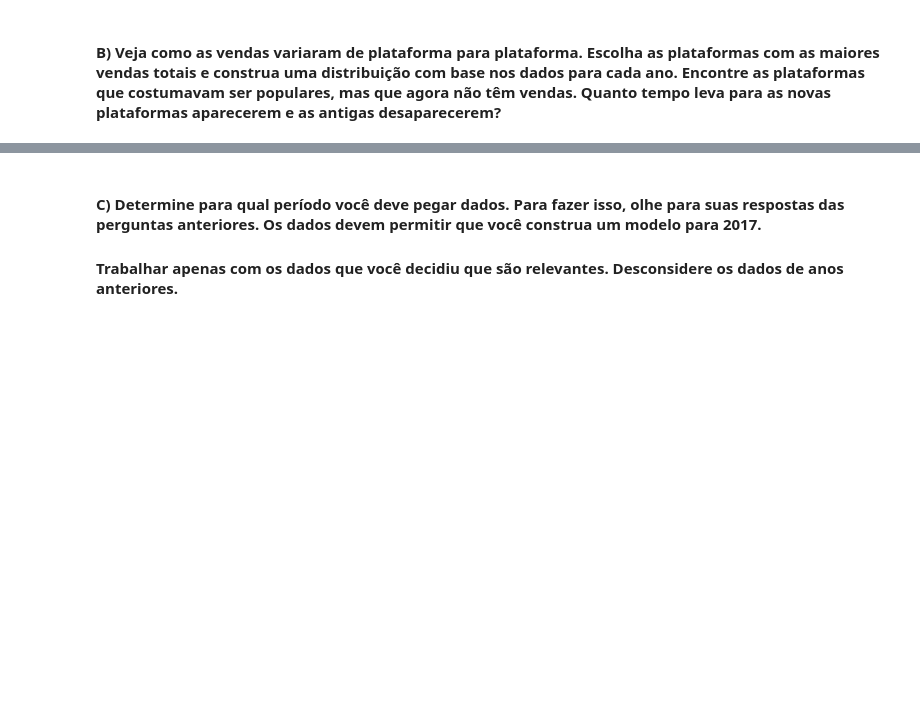
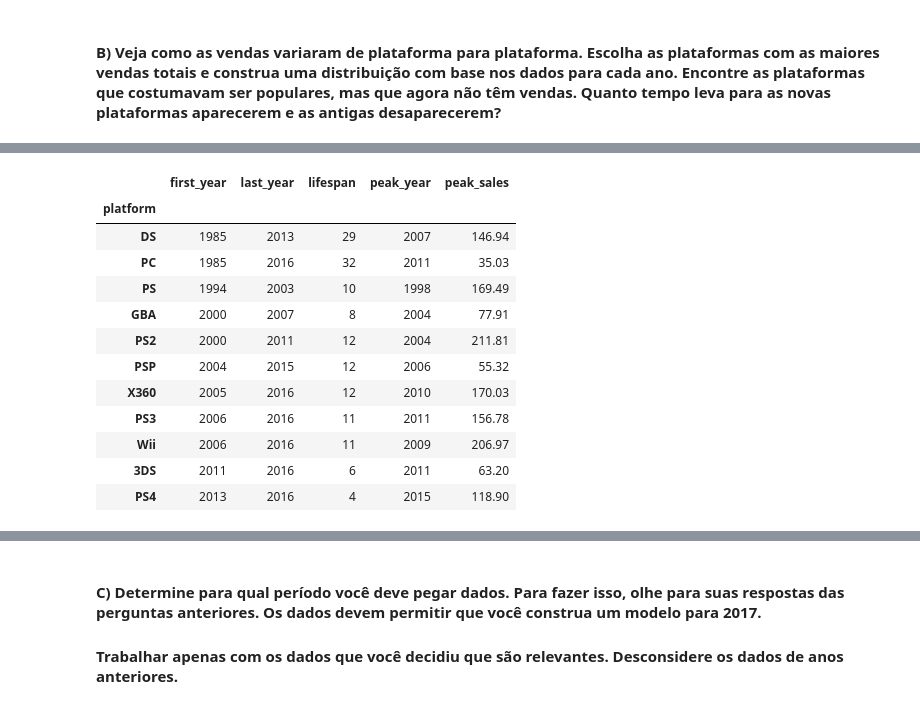
Before and after one commit to BCaravina/video-games-EDA, a Jupyter notebook: notebooks/analysis.ipynb, the cells around one changed output, grey strips where cells are left out. Saved outputs shown, nothing was run; the diff lists cells and outputs as text; code cells hidden in the pictures; blank space fills up the shorter version.

```diff
--- a/notebooks/analysis.ipynb
+++ b/notebooks/analysis.ipynb
@@ -222,0 +294,57 @@ A diferença visual entre os histogramas se dá pela quantidade do conjunto de d
+# %%
+# para cada plataforma pegar first_year, last_year, lifespan (last - first year) e peak_year (max yearly_sales)
+# top_platforms - ['PS2', 'X360', 'PS3', 'Wii', 'DS', 'PS', 'PS4', 'GBA', 'PSP', '3DS', 'PC']
+# platform_year_sales.head()
+
+# pegando o primeiro, ultimo e ciclo de vida de cada plataforma
+platform_lifecycle = (
+    platform_year_sales
+    .groupby('platform')
+    .agg(
+    first_year=("year_of_release", "min"),
+    last_year=("year_of_release", "max")
+)
+)
+platform_lifecycle["lifespan"] = (platform_lifecycle["last_year"] - platform_lifecycle["first_year"] + 1)
+# display(platform_lifecycle)
+
+# pegando o ano com maior venda de cada plataforma
+index_peak = (
+    platform_year_sales
+    .groupby('platform')["yearly_sales"]
+    .idxmax()
+    )
+
+platform_peak_year = (
+    platform_year_sales
+    .loc[index_peak, :]
+    .rename(columns={
+        "year_of_release": "peak_year",
+        "yearly_sales": "peak_sales"
+    })
+    .set_index('platform')
+)
+# display(platform_peak_year)
+
+# juntando todos os dados em um único df
+platform_summary = (
+    platform_lifecycle
+    .join(platform_peak_year, how='left')
+    .sort_values('first_year')
+)
+
+display(platform_summary)
+# %% [output]
+|  | first_year | last_year | lifespan | peak_year | peak_sales |
+| platform |  |  |  |  |  |
+| DS | 1985 | 2013 | 29 | 2007 | 146.94 |
+| PC | 1985 | 2016 | 32 | 2011 | 35.03 |
+| PS | 1994 | 2003 | 10 | 1998 | 169.49 |
+| GBA | 2000 | 2007 | 8 | 2004 | 77.91 |
+| PS2 | 2000 | 2011 | 12 | 2004 | 211.81 |
+| PSP | 2004 | 2015 | 12 | 2006 | 55.32 |
+| X360 | 2005 | 2016 | 12 | 2010 | 170.03 |
+| PS3 | 2006 | 2016 | 11 | 2011 | 156.78 |
+| Wii | 2006 | 2016 | 11 | 2009 | 206.97 |
+| 3DS | 2011 | 2016 | 6 | 2011 | 63.20 |
+| PS4 | 2013 | 2016 | 4 | 2015 | 118.90 |
```
Also changed, not shown: parts of 8 cells of this notebook.
